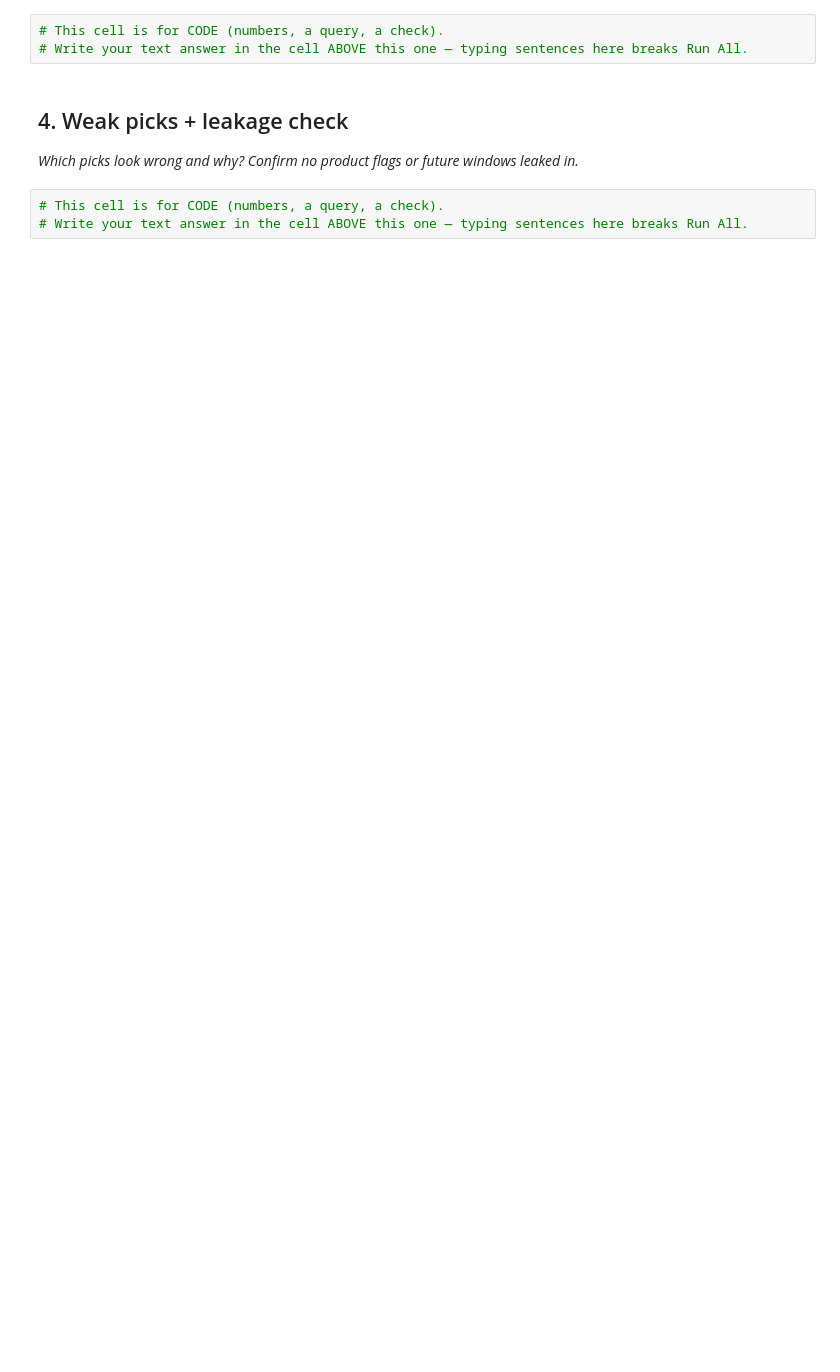
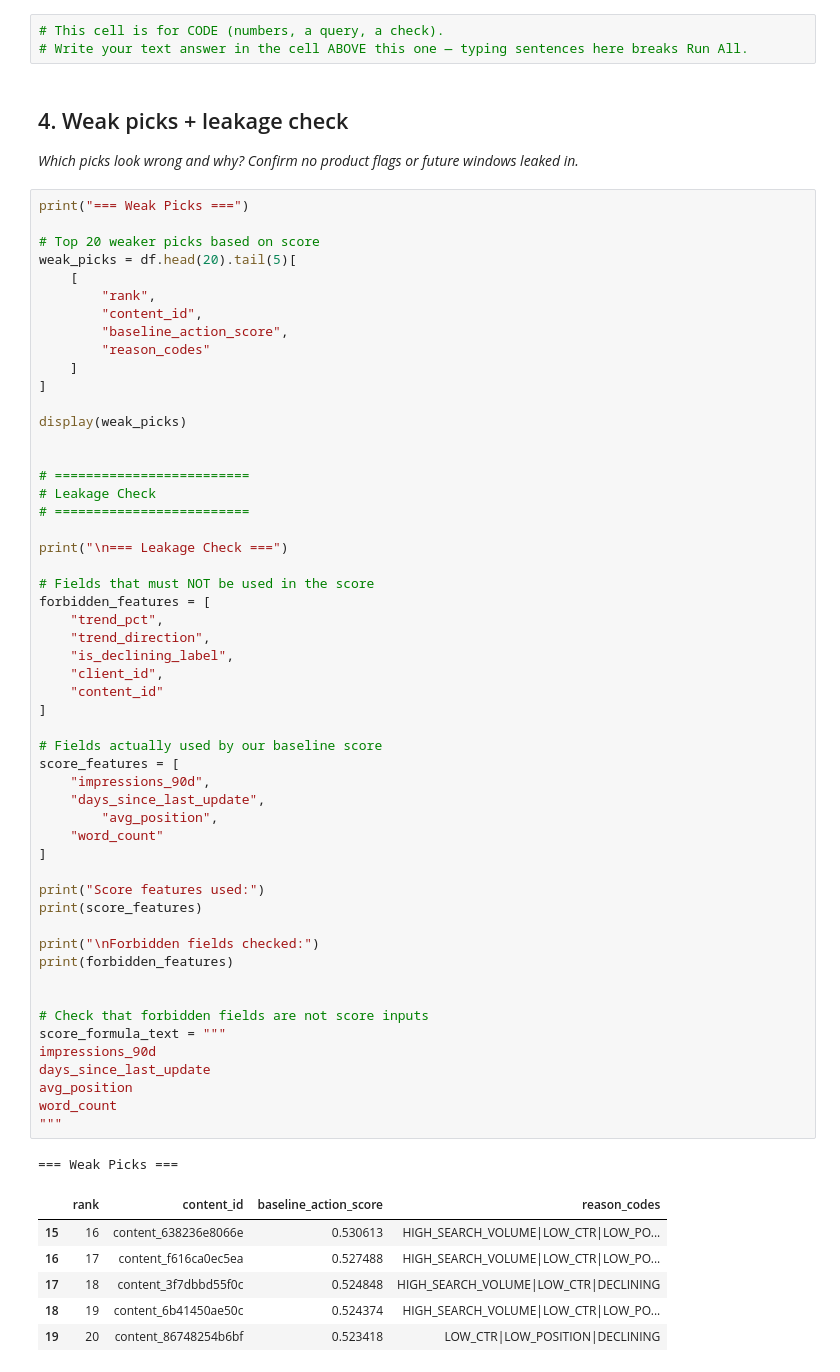
Before and after one commit to nithishreddy08/flyrank, a Jupyter notebook: work/notebooks/w04_baseline_score.ipynb, the cells around one changed output. Drawn from its saved outputs; the diff is of its cells as text; blank space fills up the shorter version.

```diff
--- a/work/notebooks/w04_baseline_score.ipynb
+++ b/work/notebooks/w04_baseline_score.ipynb
@@ -31,6 +239,64 @@ This skeleton is yours to fill. Work the sections **in order** — each one has
 ## 4. Weak picks + leakage check
 
 *Which picks look wrong and why? Confirm no product flags or future windows leaked in.*
-# %%
-# This cell is for CODE (numbers, a query, a check).
-# Write your text answer in the cell ABOVE this one — typing sentences here breaks Run All.
+# %%
+print("=== Weak Picks ===")
+
+# Top 20 weaker picks based on score
+weak_picks = df.head(20).tail(5)[
+    [
+        "rank",
+        "content_id",
+        "baseline_action_score",
+        "reason_codes"
+    ]
+]
+
+display(weak_picks)
+
+
+# =========================
+# Leakage Check
+# =========================
+
+print("\n=== Leakage Check ===")
+
+# Fields that must NOT be used in the score
+forbidden_features = [
+    "trend_pct",
+    "trend_direction",
+    "is_declining_label",
+    "client_id",
+    "content_id"
+]
+
+# Fields actually used by our baseline score
+score_features = [
+    "impressions_90d",
+    "days_since_last_update",
+        "avg_position",
+    "word_count"
+]
+
+print("Score features used:")
+print(score_features)
+
+print("\nForbidden fields checked:")
+print(forbidden_features)
+
+
+# Check that forbidden fields are not score inputs
+score_formula_text = """
+impressions_90d
+days_since_last_update
+avg_position
+word_count
+"""
+# %% [output]
+=== Weak Picks ===
+|  | rank | content_id | baseline_action_score | reason_codes |
+| 15 | 16 | content_638236e8066e | 0.530613 | HIGH_SEARCH_VOLUME|LOW_CTR|LOW_PO... |
+| 16 | 17 | content_f616ca0ec5ea | 0.527488 | HIGH_SEARCH_VOLUME|LOW_CTR|LOW_PO... |
+| 17 | 18 | content_3f7dbbd55f0c | 0.524848 | HIGH_SEARCH_VOLUME|LOW_CTR|DECLINING |
+| 18 | 19 | content_6b41450ae50c | 0.524374 | HIGH_SEARCH_VOLUME|LOW_CTR|LOW_PO... |
+| 19 | 20 | content_86748254b6bf | 0.523418 | LOW_CTR|LOW_POSITION|DECLINING |
```
Also changed, not shown: parts of 10 cells of this notebook.
